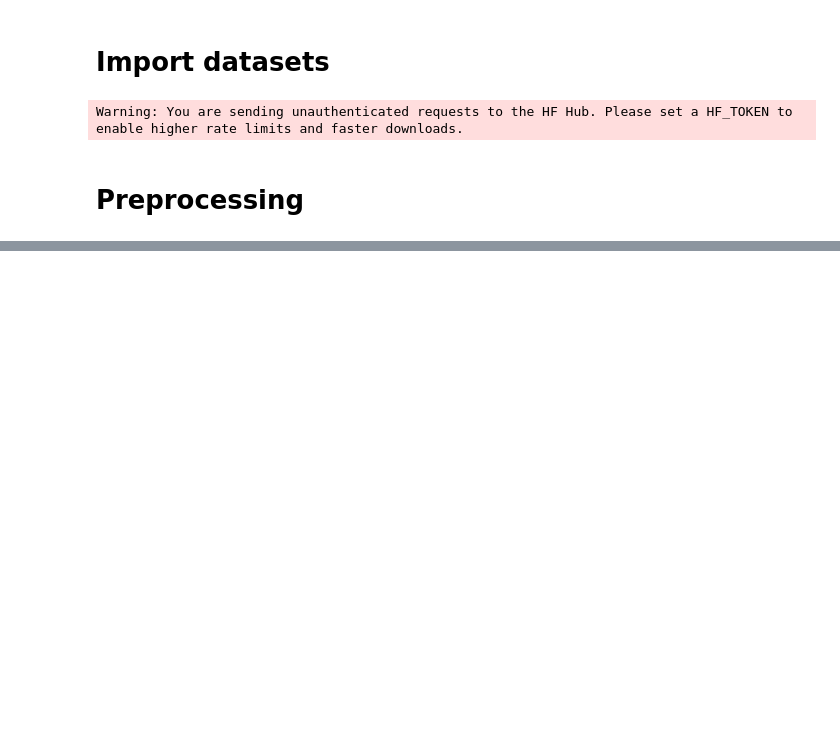
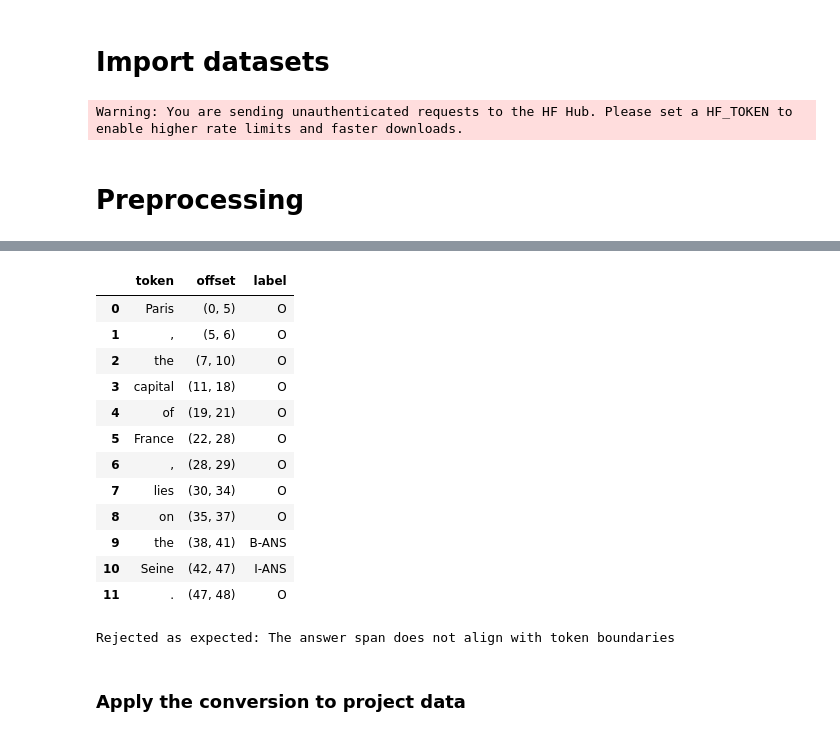
Before and after one commit to Legenden84/msc-nlp-2026, a Jupyter notebook: project_notebooks/nlp_project_2.ipynb, the cells around one changed output, grey strips where cells are left out. Cells and saved outputs as stored; diff of their text form; code cells hidden in the pictures; blank space fills up the shorter version.

```diff
--- a/project_notebooks/nlp_project_2.ipynb
+++ b/project_notebooks/nlp_project_2.ipynb
@@ -60,0 +93,25 @@ def tokenize_with_offsets(text):
+# %%
+# lab_2.ipynb
+def bio_to_character_span(context, offsets, labels):
+    if len(offsets) != len(labels):
+        raise ValueError("Offsets and labels must have the same length")
+    if not set(labels) <= {"O", "B-ANS", "I-ANS"}:
+        raise ValueError("Only O, B-ANS and I-ANS labels are supported")
+
+    answer_indices = [
+        index for index, label in enumerate(labels) if label != "O"
+    ]
+    if not answer_indices:
+        return None, ""
+
+    start_index = answer_indices[0]
+    expected_indices = list(range(start_index, start_index + len(answer_indices)))
+    expected_labels = ["B-ANS"] + ["I-ANS"] * (len(answer_indices) - 1)
+    if answer_indices != expected_indices:
+        raise ValueError("The labels contain multiple or non-contiguous answer spans")
+    if [labels[index] for index in answer_indices] != expected_labels:
+        raise ValueError("The answer span must begin with B-ANS and continue with I-ANS")
+
+    start = offsets[answer_indices[0]][0]
+    end = offsets[answer_indices[-1]][1]
+    return start, context[start:end]
@@ -60,0 +150,42 @@ def tokenize_with_offsets(text):
+# %%
+# claude: punctuation adjacent to the answer
+third_context = "Paris, the capital of France, lies on the Seine."
+for third_answer in ["Paris", "France", "the Seine"]:
+    third_start = third_context.index(third_answer)
+    third_tokens, third_offsets, third_labels = character_span_to_bio(
+        third_context, third_start, third_answer
+    )
+    assert bio_to_character_span(
+        third_context, third_offsets, third_labels
+    ) == (third_start, third_answer)
+    # the neighbouring punctuation is its own token and stays outside the span
+    answer_tokens = [token for token, label in zip(third_tokens, third_labels) if label != "O"]
+    assert " ".join(answer_tokens) == third_answer
+
+pd.DataFrame({"token": third_tokens, "offset": third_offsets, "label": third_labels})
+# %% [output]
+|  | token | offset | label |
+| 0 | Paris | (0, 5) | O |
+| 1 | , | (5, 6) | O |
+| 2 | the | (7, 10) | O |
+| 3 | capital | (11, 18) | O |
+| 4 | of | (19, 21) | O |
+| 5 | France | (22, 28) | O |
+| 6 | , | (28, 29) | O |
+| 7 | lies | (30, 34) | O |
+| 8 | on | (35, 37) | O |
+| 9 | the | (38, 41) | B-ANS |
+| 10 | Seine | (42, 47) | I-ANS |
+| 11 | . | (47, 48) | O |
+# %%
+# claude: a span that cuts through a word is rejected
+fourth_context = "It is an ancient Egyptian symbol."
+try:
+    character_span_to_bio(fourth_context, fourth_context.index("Egypt"), "Egypt")
+    raise AssertionError("A span inside a word should be rejected")
+except ValueError as error:
+    print("Rejected as expected:", error)
+# %% [output]
+Rejected as expected: The answer span does not align with token boundaries
+# %% [markdown]
+### Apply the conversion to project data
```
Also changed, not shown: parts of 27 cells of this notebook.
